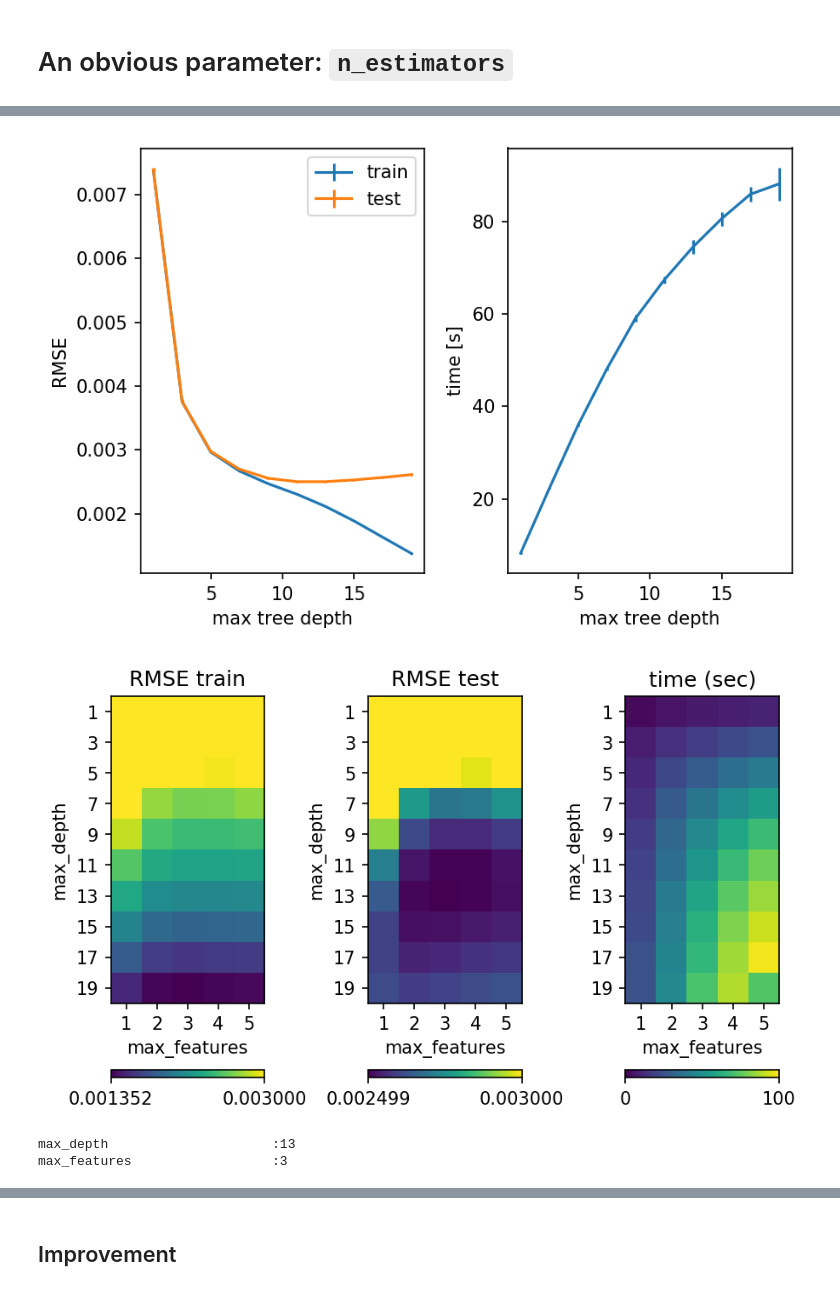
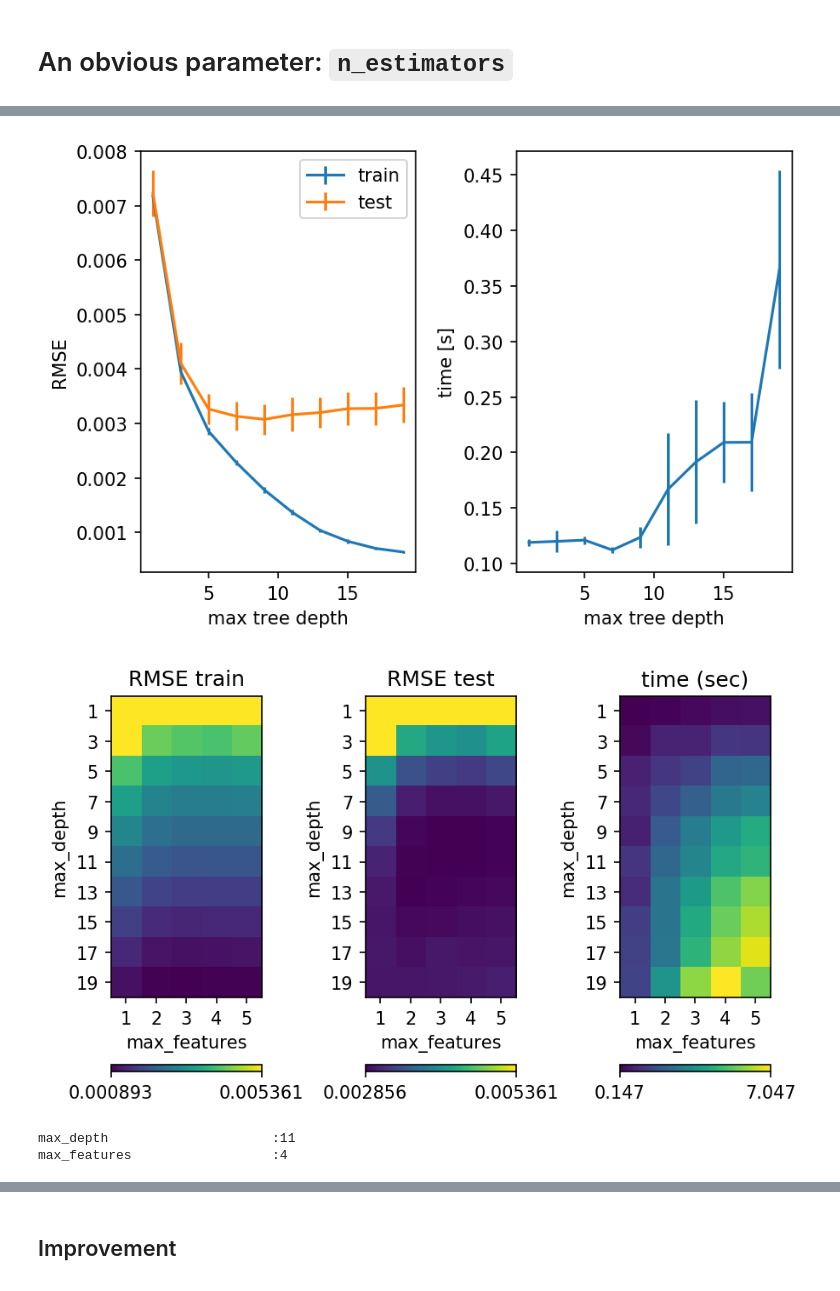
Before and after one commit to PierreGratier/AIISL, a Jupyter notebook: AIISL.ipynb, the cells around one changed output, grey strips where cells are left out. Cells and saved outputs as stored; diff of their text form; code cells hidden in the pictures.

```diff
--- a/AIISL.ipynb
+++ b/AIISL.ipynb
@@ -276,5 +284,11 @@ http://www.vo.elte.hu/papers/2016/photoz/
 # %%
-t = Table.read('data/photoz_dataset.txt', format='ascii.commented_header')
+# loading all the samples (nsamples = -1) can lead to long computation times.
+# If you want to reduce these, reduce the number of samples.
+# Eg nsamples=100000
+
+nsamples=100000
+
+t = Table.read('data/photoz_dataset.txt', format='ascii.commented_header', data_end=nsamples)
 X = np.array([t['r_mag'], t['(u-g)'], t['(g-r)'], t['(r-i)'], t['(i-z)']]).T
 y = np.array(t['specz'])
 t
@@ -535,42 +570,42 @@ ax[1].set_ylabel('time [s]')
 ax[1].set_xlabel('max tree depth')
 pl.tight_layout()
 # %% [output]
-[figure, old version]
+[figure, new version]
 # %%
 param = GridSearchRF.cv_results_['param_max_features'].data
 mean_train = -GridSearchRF.cv_results_['mean_train_score']
 mean_test = -GridSearchRF.cv_results_['mean_test_score']
 std_train = GridSearchRF.cv_results_['std_train_score']
 std_test = GridSearchRF.cv_results_['std_test_score']
 mean_time = GridSearchRF.cv_results_['mean_fit_time']
 std_time = GridSearchRF.cv_results_['std_fit_time']
 
 fig,axes = pl.subplots(1,3)
-im0 = axes[0].imshow(mean_train.reshape(-1,5),vmin=mean_train.min(),vmax=0.003)
+im0 = axes[0].imshow(mean_train.reshape(-1,5),vmin=mean_train.min(),vmax=6*mean_train.min())
 pl.colorbar(im0,orientation='horizontal',ax=axes[0],ticks=[im0.norm.vmin,im0.norm.vmax])
 axes[0].set_title('RMSE train')
-im1 = axes[1].imshow(mean_test.reshape(-1,5),vmin=mean_test.min(), vmax=0.003)
+im1 = axes[1].imshow(mean_test.reshape(-1,5),vmin=mean_test.min(), vmax=6*mean_train.min())
 pl.colorbar(im1,orientation='horizontal',ax=axes[1],ticks=[im1.norm.vmin,im1.norm.vmax])
 axes[1].set_title('RMSE test')
-im2 = axes[2].imshow(mean_time.reshape(-1,5),vmin=0.,vmax=100)
+im2 = axes[2].imshow(mean_time.reshape(-1,5))
 pl.colorbar(im2,orientation='horizontal',ax=axes[2],ticks=[im2.norm.vmin,im2.norm.vmax])
 axes[2].set_title('time (sec)')
 for ax in axes:
     ax.set_xticks(np.array(param_grid[0]['max_features'])-1)
     ax.set_yticks(np.array(param_grid[0]['max_depth'])/2.-0.5)
     ax.set_xticklabels(param_grid[0]['max_features'])
     ax.set_yticklabels(param_grid[0]['max_depth'])
     ax.set_xlabel('max_features')
     ax.set_ylabel('max_depth')
 pl.tight_layout()
 # %% [output]
-[figure, old version]
+[figure, new version]
 # %%
 for key, value in best_params.items():
     print("{:<30}:{}".format(key, value))
 # %% [output]
-max_depth                     :13
-max_features                  :3
+max_depth                     :11
+max_features                  :4
 # %%
 np.random.seed(1234)
 rf = RandomForestRegressor(n_estimators=10,max_depth=best_params['max_depth'],max_features=best_params['max_features'], n_jobs=8, random_state=1234)
```
Also changed, not shown: parts of 23 cells of this notebook, 1 other file.
